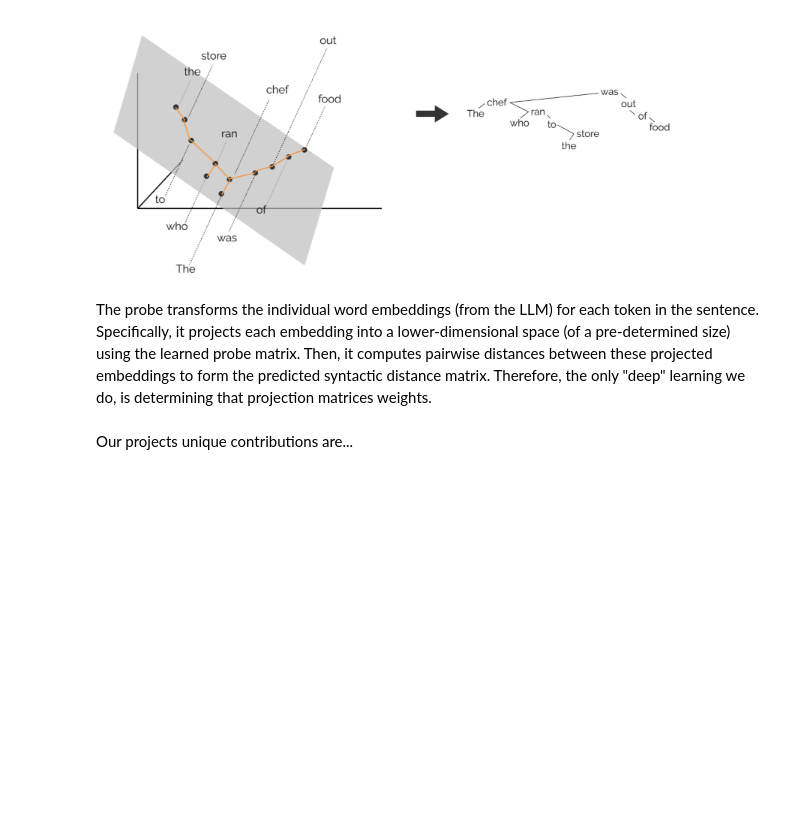
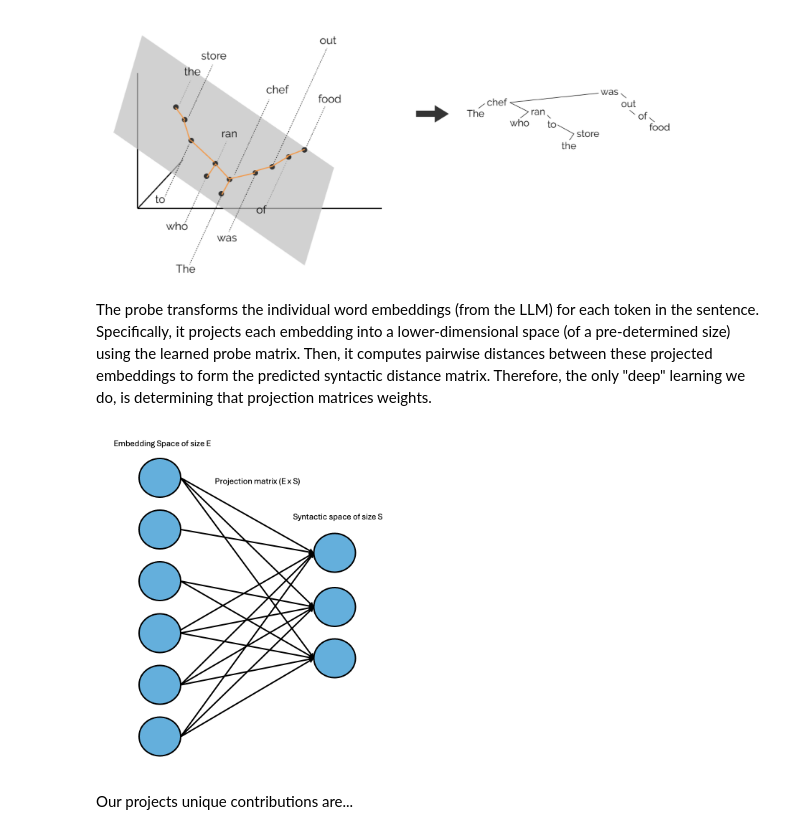
Before and after one commit to onjurgensen/probing_syntax_in_LLMs, a Jupyter notebook: probing_syntax_in_LLMs.ipynb, the cells around one changed output. Drawn from its saved outputs; the diff is of its cells as text; code cells hidden in the pictures; blank space fills up the shorter version.

```diff
--- a/probing_syntax_in_LLMs.ipynb
+++ b/probing_syntax_in_LLMs.ipynb
@@ -237,8 +237,10 @@ display(Image(filename=image_path, width=600, height=400))
 The probe transforms the individual word embeddings (from the LLM) for each token in the sentence. Specifically, it projects each embedding into a lower-dimensional space (of a pre-determined size) using the learned probe matrix. Then, it computes pairwise distances between these projected embeddings to form the predicted syntactic distance matrix. Therefore, the only "deep" learning we do, is determining that projection matrices weights.
 # %%
 # add figure showing probe architecture
-image_path = "images/mlp_scheme.jpeg"
-display(Image(filename=image_path, width=600, height=400))
+image_path = "images/mlp_scheme.png"
+display(Image(filename=image_path, width=300, height=200))
+# %% [output]
+[figure, added]
 # %% [markdown]
 Our projects unique contributions are...
 # %% [markdown]
```
Also changed, not shown: parts of 11 cells of this notebook, 1 other file.
